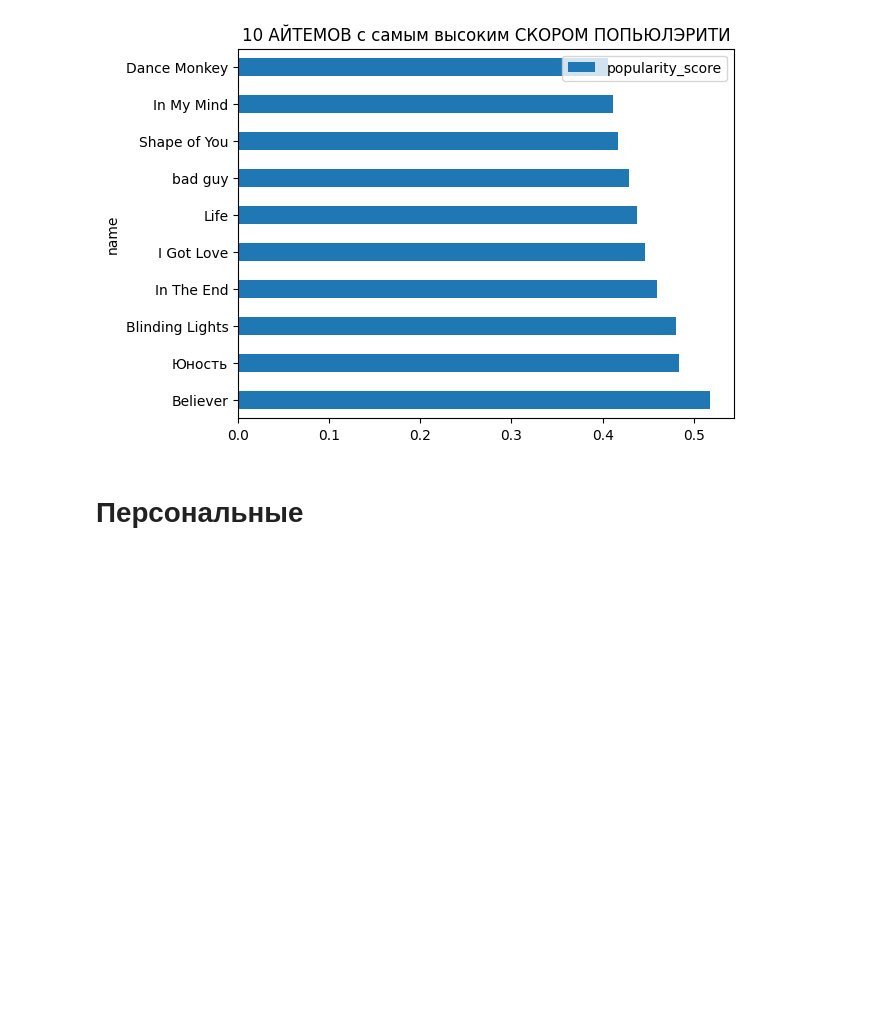
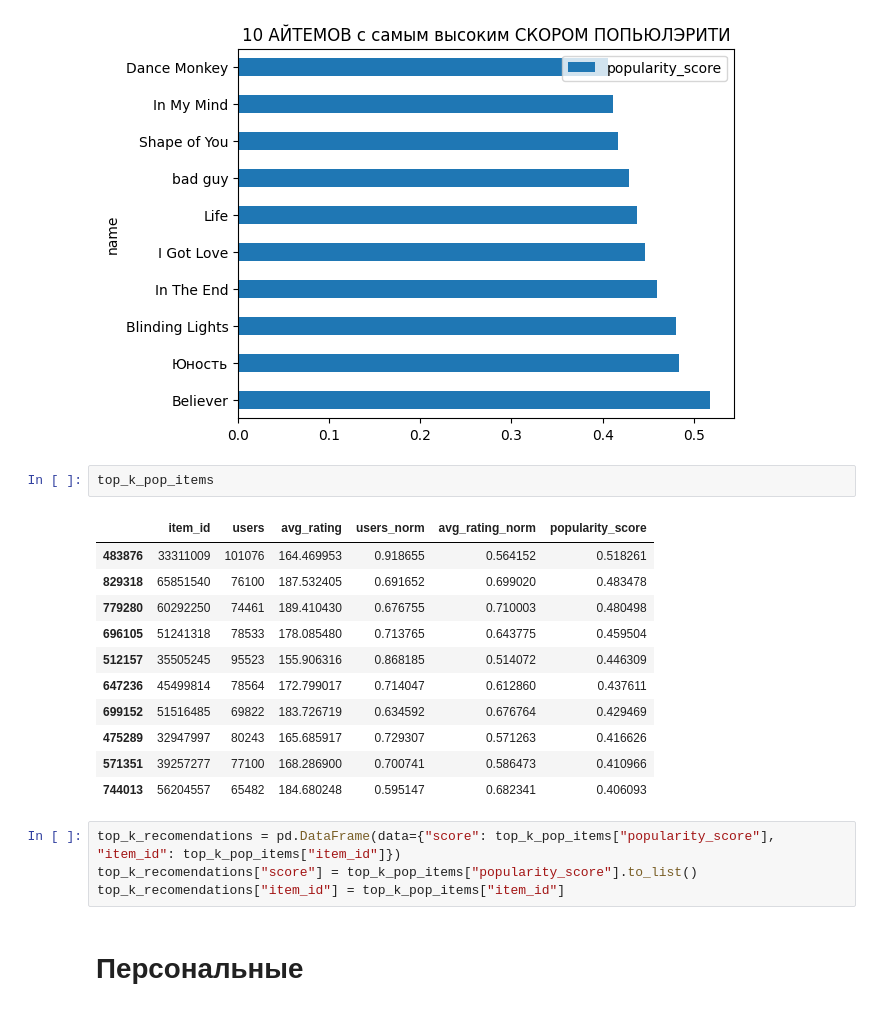
Before and after one commit to AlexChudinov/mle-project-sprint-4-v001, a Jupyter notebook: recommendations.ipynb, the cells around one changed output. Saved outputs shown, nothing was run; the diff lists cells and outputs as text; blank space fills up the shorter version.

Commit message:
top_k_recomendations to dvc

```diff
--- a/recommendations.ipynb
+++ b/recommendations.ipynb
@@ -522,6 +520,24 @@ top_k_pop_items.merge(catalog_names, left_on="item_id", right_on="id").plot.barh
 _ = plt.title("10 АЙТЕМОВ с самым высоким СКОРОМ ПОПЬЮЛЭРИТИ")
 # %% [output]
 [figure]
+# %%
+top_k_pop_items
+# %% [output]
+|  | item_id | users | avg_rating | users_norm | avg_rating_norm | popularity_score |
+| 483876 | 33311009 | 101076 | 164.469953 | 0.918655 | 0.564152 | 0.518261 |
+| 829318 | 65851540 | 76100 | 187.532405 | 0.691652 | 0.699020 | 0.483478 |
+| 779280 | 60292250 | 74461 | 189.410430 | 0.676755 | 0.710003 | 0.480498 |
+| 696105 | 51241318 | 78533 | 178.085480 | 0.713765 | 0.643775 | 0.459504 |
+| 512157 | 35505245 | 95523 | 155.906316 | 0.868185 | 0.514072 | 0.446309 |
+| 647236 | 45499814 | 78564 | 172.799017 | 0.714047 | 0.612860 | 0.437611 |
+| 699152 | 51516485 | 69822 | 183.726719 | 0.634592 | 0.676764 | 0.429469 |
+| 475289 | 32947997 | 80243 | 165.685917 | 0.729307 | 0.571263 | 0.416626 |
+| 571351 | 39257277 | 77100 | 168.286900 | 0.700741 | 0.586473 | 0.410966 |
+| 744013 | 56204557 | 65482 | 184.680248 | 0.595147 | 0.682341 | 0.406093 |
+# %%
+top_k_recomendations = pd.DataFrame(data={"score": top_k_pop_items["popularity_score"], "item_id": top_k_pop_items["item_id"]})
+top_k_recomendations["score"] = top_k_pop_items["popularity_score"].to_list()
+top_k_recomendations["item_id"] = top_k_pop_items["item_id"]
 # %% [markdown]
 # Персональные
 # %% [markdown]
```
Also changed, not shown: parts of 3 cells of this notebook, 1 other file.
